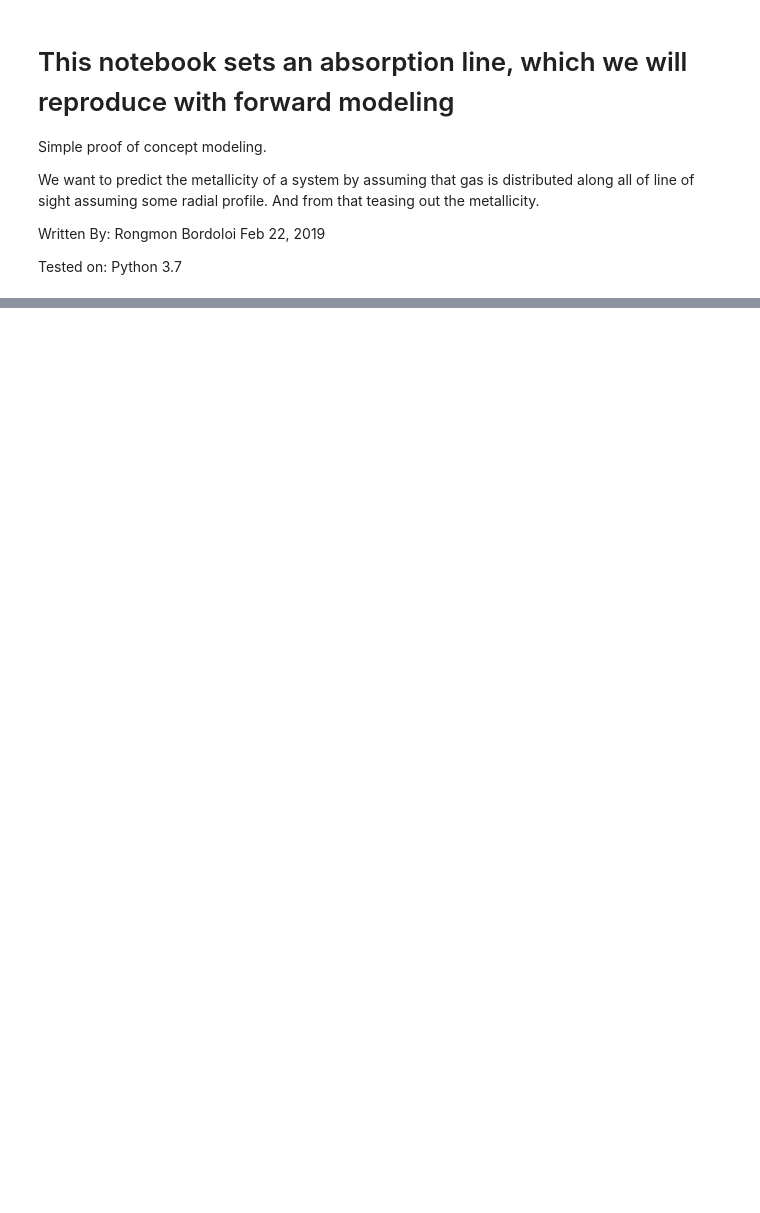
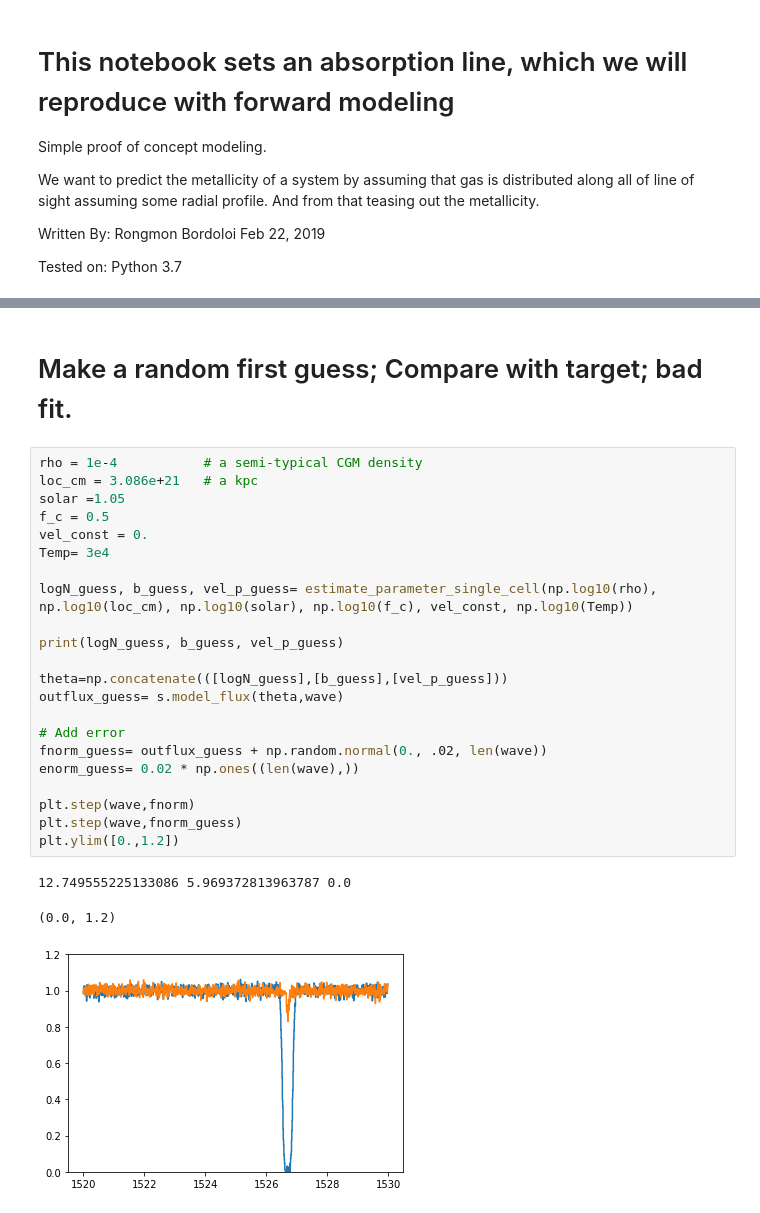
Before and after one commit to rongmon/rbvfit, a Jupyter notebook: src/rbvfit/Set_up_MCMC_problem.ipynb, the cells around one changed output, grey strips where cells are left out. Cells and saved outputs as stored; diff of their text form; blank space fills up the shorter version.

```diff
--- a/src/rbvfit/Set_up_MCMC_problem.ipynb
+++ b/src/rbvfit/Set_up_MCMC_problem.ipynb
@@ -379,0 +113,28 @@ plt.plot(wave,best_fit,color='r',linewidth=1)
+# %% [markdown]
+# Make a random first guess; Compare with target; bad fit.
+# %%
+rho = 1e-4           # a semi-typical CGM density
+loc_cm = 3.086e+21   # a kpc
+solar =1.05
+f_c = 0.5
+vel_const = 0.
+Temp= 3e4
+
+logN_guess, b_guess, vel_p_guess= estimate_parameter_single_cell(np.log10(rho), np.log10(loc_cm), np.log10(solar), np.log10(f_c), vel_const, np.log10(Temp))
+
+print(logN_guess, b_guess, vel_p_guess)
+
+theta=np.concatenate(([logN_guess],[b_guess],[vel_p_guess]))
+outflux_guess= s.model_flux(theta,wave)
+
+# Add error
+fnorm_guess= outflux_guess + np.random.normal(0., .02, len(wave))
+enorm_guess= 0.02 * np.ones((len(wave),))
+
+plt.step(wave,fnorm)
+plt.step(wave,fnorm_guess)
+plt.ylim([0.,1.2])
+# %% [output]
+12.749555225133086 5.969372813963787 0.0
+(0.0, 1.2)
+[figure, added]
```
Also changed, not shown: parts of 51 cells of this notebook.
